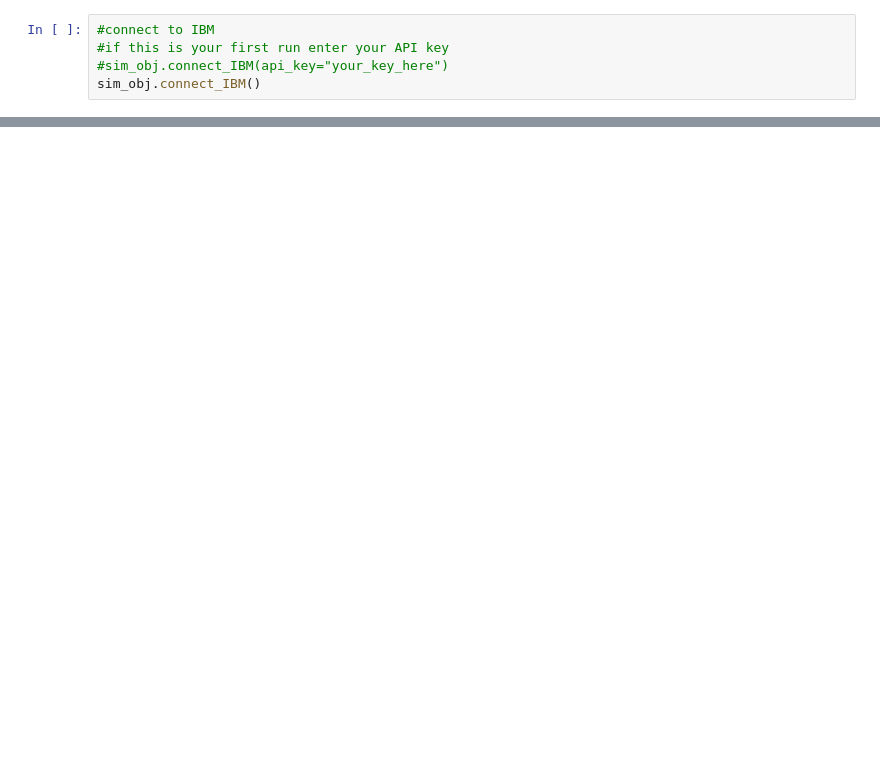
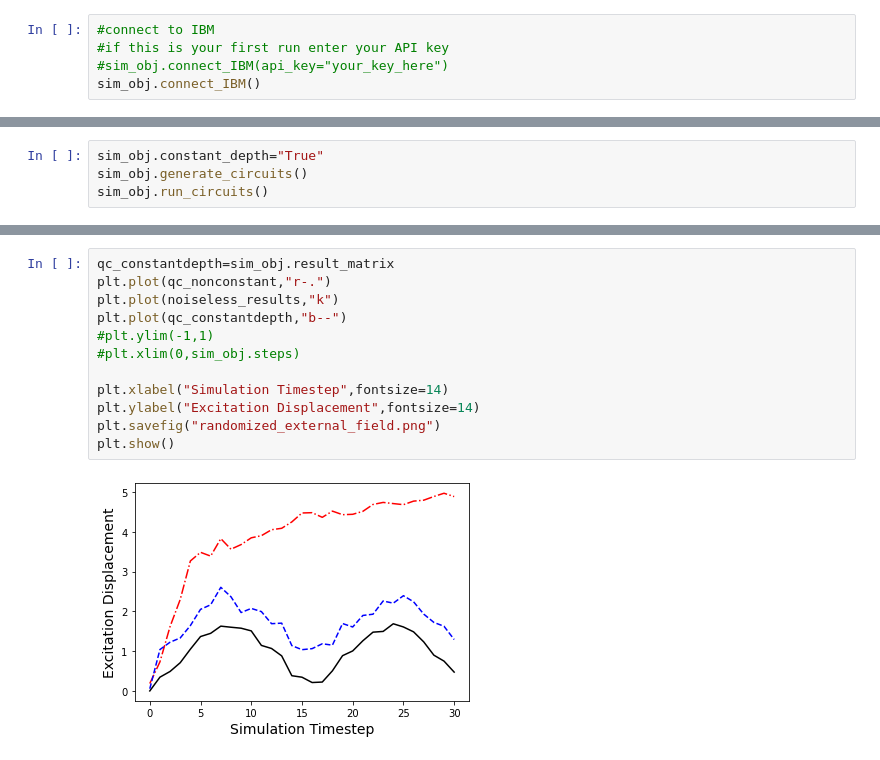
Before and after one commit to lebassman/ArQTiC, a Jupyter notebook: examples/constant_depth_transverse_XYmodel_example.ipynb, the cells around one changed output, grey strips where cells are left out. Saved outputs shown, nothing was run; the diff lists cells and outputs as text; blank space fills up the shorter version.

```diff
--- a/examples/constant_depth_transverse_XYmodel_example.ipynb
+++ b/examples/constant_depth_transverse_XYmodel_example.ipynb
@@ -78,0 +102,4 @@ plt.show()
+# %%
+sim_obj.constant_depth="True"
+sim_obj.generate_circuits()
+sim_obj.run_circuits()
@@ -78,0 +124,14 @@ plt.show()
+# %%
+qc_constantdepth=sim_obj.result_matrix
+plt.plot(qc_nonconstant,"r-.")
+plt.plot(noiseless_results,"k")
+plt.plot(qc_constantdepth,"b--")
+#plt.ylim(-1,1)
+#plt.xlim(0,sim_obj.steps)
+
+plt.xlabel("Simulation Timestep",fontsize=14)
+plt.ylabel("Excitation Displacement",fontsize=14)
+plt.savefig("randomized_external_field.png")
+plt.show()
+# %% [output]
+[figure, added]
```
Also changed, not shown: parts of 16 cells of this notebook, 6 other files.
